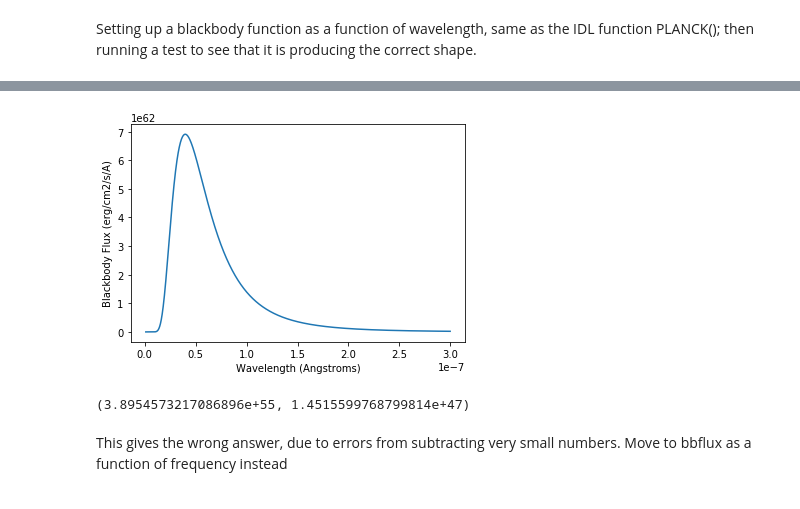
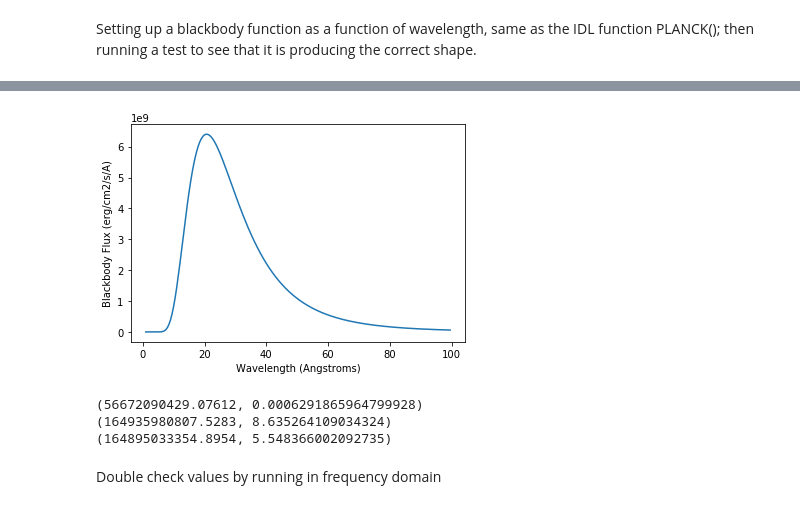
Before and after one commit to karur/blackbody-integration, a Jupyter notebook: blackbody_integral.ipynb, the cells around one changed output, grey strips where cells are left out. Cells and saved outputs as stored; diff of their text form; code cells hidden in the pictures.

```diff
--- a/blackbody_integral.ipynb
+++ b/blackbody_integral.ipynb
@@ -13,16 +13,16 @@ h=6.626e-27 #Planck constant cgs (erg.s)
 # %% [markdown]
 Setting up a blackbody function as a function of wavelength, same as the IDL function PLANCK(); then running a test to see that it is producing the correct shape.
 # %%
-kT = 4.1418e-12 #T=30000 K
-#kT = 0.1
+T=30000 #K
 
 def planck(wave):
     w = wave/10**8.0
     c1 = 2.0*numpy.pi*h*c*c
     c2 = h*c
-    val = c2/(w*kT)
+    val = c2/(w*k*T)
     bbflux = c1 / (w**5.0 * (numpy.exp(val - 1.0)))
-    return bbflux*(10**-8.0) #ergs/cm2/s/A
+    #return bbflux*(10**-8.0) #ergs/cm2/s/A
+    return bbflux*h*c/wave #photons/cm2/s/A
 
 
 wave = numpy.arange(50,5000)
@@ -31,6 +31,6 @@ bbflux = planck(wave)
 
 plt.plot(wave,bbflux)
 plt.xlabel('Wavelength (Angstroms)')
-plt.ylabel('Blackbody Flux (erg/cm2/s/A)')
+plt.ylabel('Blackbody Flux (Photons/cm2/s/A)')
 plt.show()
 # %% [output]
@@ -46,18 +46,23 @@ print(integrate.quad(planck,1000,1100))
 # %%
-kT = 0.1
-wave = numpy.arange(1e-9,3e-7,1e-10)
+T = 1.16e6  #K, corresponds to kT = 0.1keV
+
+wave = numpy.arange(1,100,0.5)
 wave = numpy.array(wave)
 bbflux = planck(wave)
 
 plt.plot(wave,bbflux)
 plt.xlabel('Wavelength (Angstroms)')
 plt.ylabel('Blackbody Flux (erg/cm2/s/A)')
 plt.show()
 
-print(integrate.quad(planck,1e-9,3e-7))
+print(integrate.quad(planck,20,30)) #test
+print(integrate.quad(planck,1,504)) #504A = 24.6eV
+print(integrate.quad(planck,1,227.9)) #227.9A = 54.4eV
 # %% [output]
-[figure, old version]
+[figure, new version]
-(3.8954573217086896e+55, 1.4515599768799814e+47)
+(56672090429.07612, 0.0006291865964799928)
+(164935980807.5283, 8.635264109034324)
+(164895033354.8954, 5.548366002092735)
-# %% [markdown]
-This gives the wrong answer, due to errors from subtracting very small numbers. Move to bbflux as a function of frequency instead
+# %% [markdown]
+Double check values by running in frequency domain
 # %%
```
Also changed, not shown: parts of 4 cells of this notebook.
